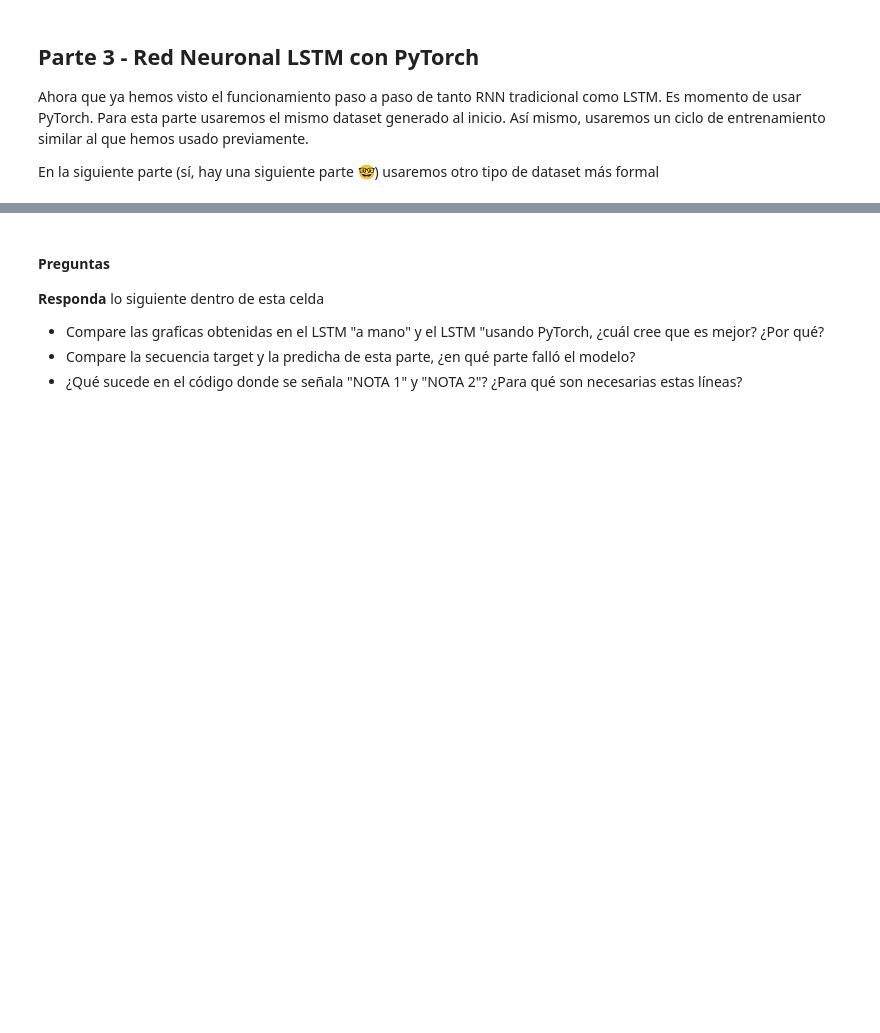
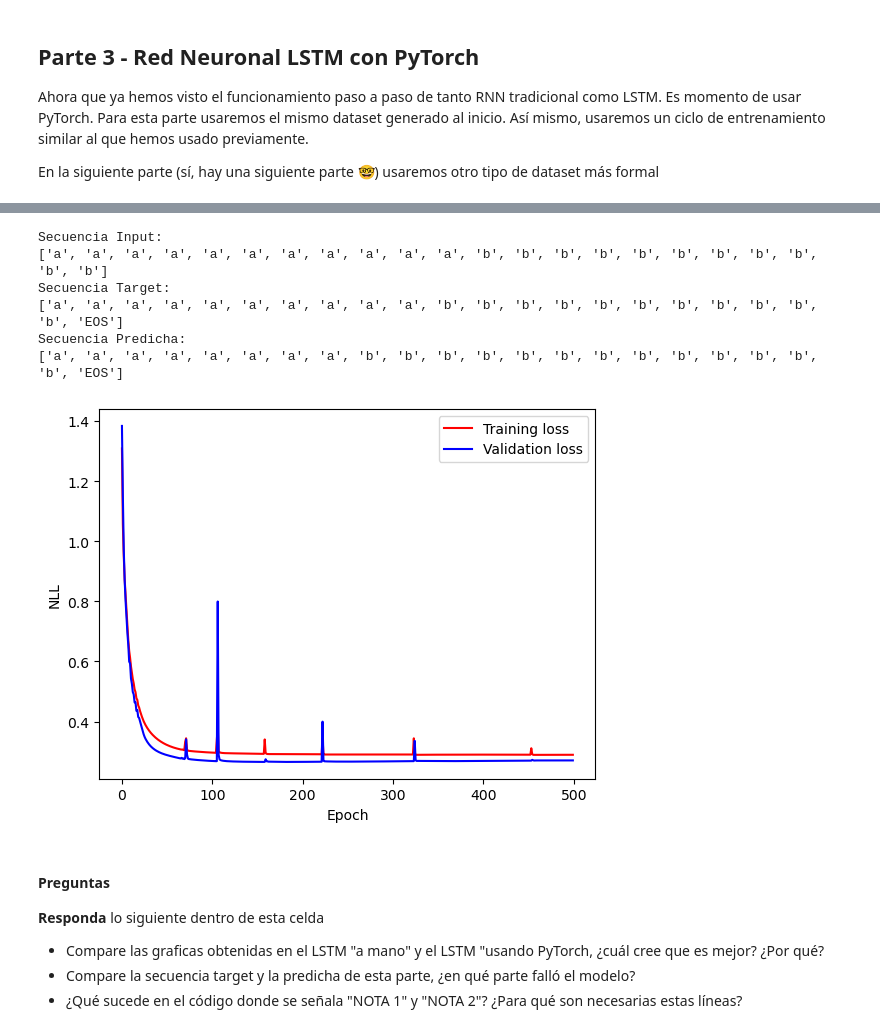
Before and after one commit to LeivaDiego/Laboratorio3_DL, a Jupyter notebook: lab3-1.ipynb, the cells around one changed output, grey strips where cells are left out. Cells and saved outputs as stored; diff of their text form; code cells hidden in the pictures; blank space fills up the shorter version.

Commit message:
Red Neuronal LSTM PyTorch
- Completados el modelado y entrenamiento de una red LSTM con PyTorch

```diff
--- a/lab3-1.ipynb
+++ b/lab3-1.ipynb
@@ -1446,19 +1446,22 @@ En la siguiente parte (sí, hay una siguiente parte &#x1F913;) usaremos otro tip
 import torch
 import torch.nn as nn
 import torch.nn.functional as F
+import torch.optim as optim
 
 class Net(nn.Module):
     def __init__(self):
         super(Net, self).__init__()
 
-        # Aprox 1-3 lineas de codigo para declarar una capa LSTM
-        # self.lstm =
+        # Declarar una capa LSTM
+        self.lstm = nn.LSTM(input_size = vocab_size,
+                            hidden_size = 50,
+                            num_layers = 1,
+                            bidirectional = False)
         # Hint: Esta tiene que tener el input_size del tamaño del vocabulario,
         #     debe tener 50 hidden states (hidden_size)
         #     una layer
         #     y NO (False) debe ser bidireccional
-        # YOUR CODE HERE
-        raise NotImplementedError()
+
 
         # Layer de salida (output)
         self.l_out = nn.Linear(in_features=50,
@@ -1591,38 +1608,52 @@ inputs, targets = test_set[1]
 
 # One-hot encode el input y el target
 inputs_one_hot = one_hot_encode_sequence(inputs, vocab_size)
 targets_idx = [word_to_idx[word] for word in targets]
 
 # Convertir el input a un tensor
 inputs_one_hot = torch.Tensor(inputs_one_hot)
 inputs_one_hot = inputs_one_hot.permute(0, 2, 1)
 
 # Convertir el target a un tensor
 targets_idx = torch.LongTensor(targets_idx)
 
+# Convertir outputs a NumPy para el procesamiento
+outputs_np = outputs.detach().numpy()
 
-# Aprox 1 linea para el Forward
-# outputs =
-# YOUR CODE HERE
-raise NotImplementedError()
+# Paso Forward
+outputs = net(inputs_one_hot)
 
 print("Secuencia Input:")
 print(inputs)
 
 print("Secuencia Target:")
 print(targets)
 
+# Convertir las predicciones a índices de palabras
+predicted_indices = [np.argmax(output_np, axis=-1) for output_np in outputs_np]
+
+# Convertir los índices a palabras
+predicted_words = [idx_to_word[idx] for idx in predicted_indices]
+
 print("Secuencia Predicha:")
-print([idx_to_word[np.argmax(output)] for output in outputs])
+print(predicted_words)
 
 # Graficar la perdida en training y validacion
 epoch = np.arange(len(training_loss))
 plt.figure()
 plt.plot(epoch, training_loss, 'r', label='Training loss',)
 plt.plot(epoch, validation_loss, 'b', label='Validation loss')
 plt.legend()
 plt.xlabel('Epoch'), plt.ylabel('NLL')
 plt.show()
+# %% [output]
+Secuencia Input:
+['a', 'a', 'a', 'a', 'a', 'a', 'a', 'a', 'a', 'a', 'a', 'b', 'b', 'b', 'b', 'b', 'b', 'b', 'b', 'b', 'b', 'b']
+Secuencia Target:
+['a', 'a', 'a', 'a', 'a', 'a', 'a', 'a', 'a', 'a', 'b', 'b', 'b', 'b', 'b', 'b', 'b', 'b', 'b', 'b', 'b', 'EOS']
+Secuencia Predicha:
+['a', 'a', 'a', 'a', 'a', 'a', 'a', 'a', 'b', 'b', 'b', 'b', 'b', 'b', 'b', 'b', 'b', 'b', 'b', 'b', 'b', 'EOS']
+[figure, added]
 # %% [markdown]
 #### Preguntas
 
```
Also changed, not shown: parts of 3 cells of this notebook.
